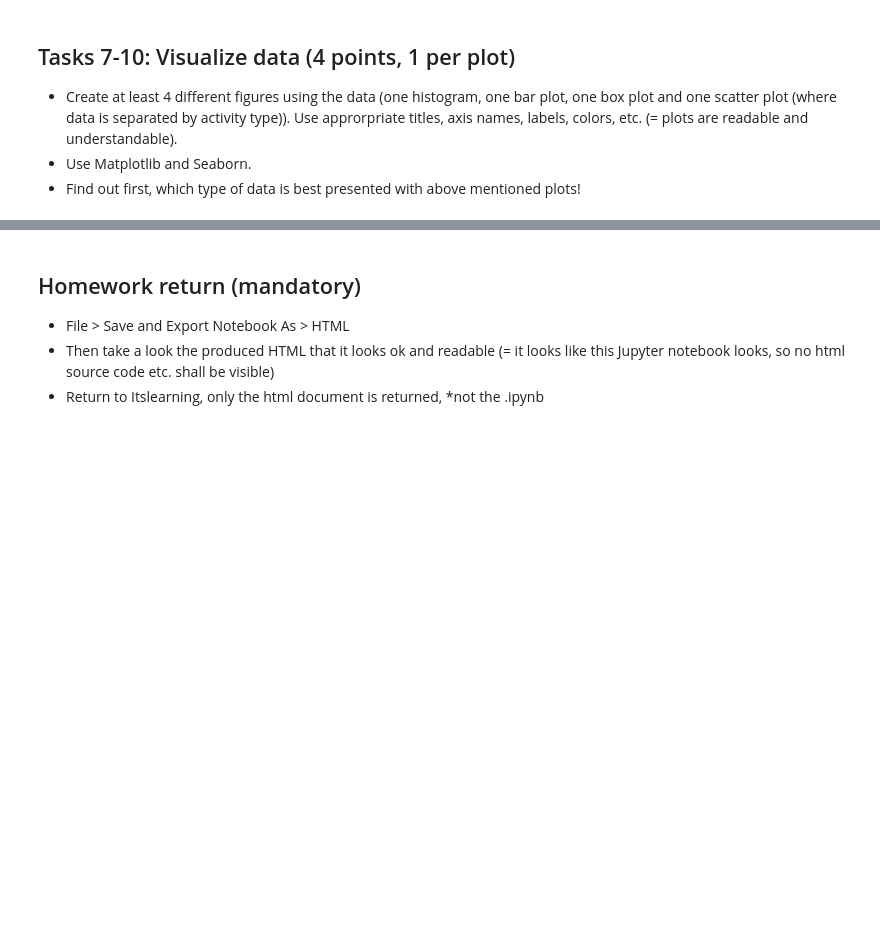
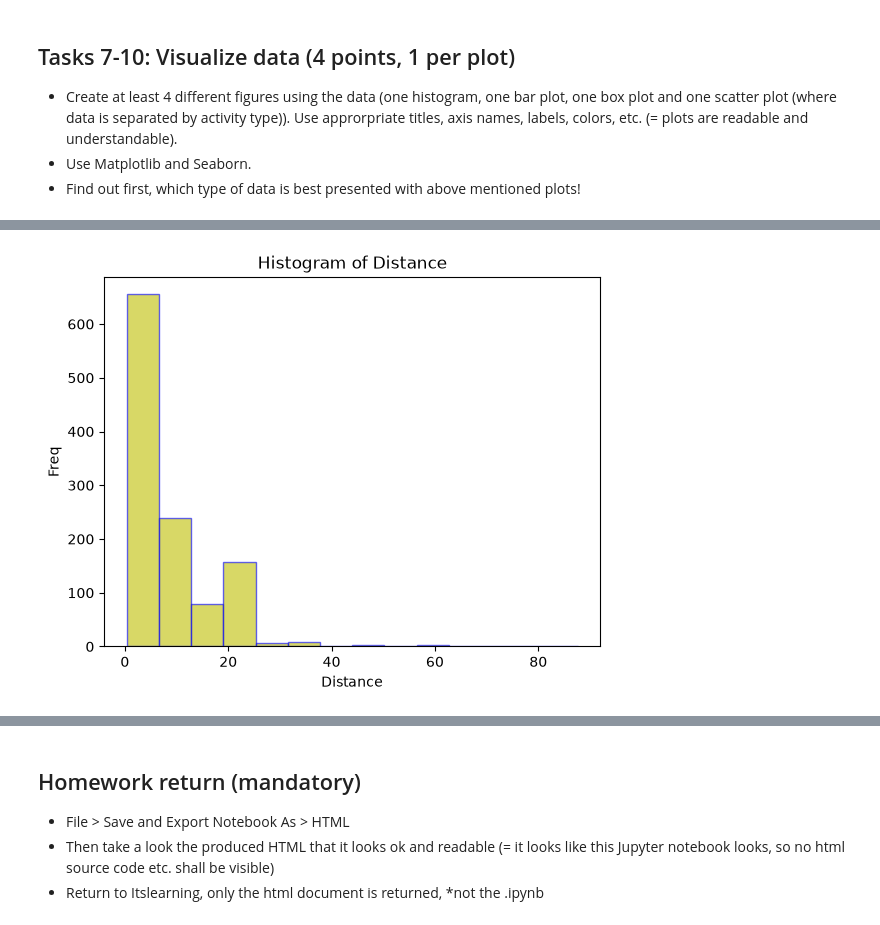
Before and after one commit to buicaothe/PYTHON, a Jupyter notebook: DATA MANAGEMENT/Homework 01/Homework1.ipynb, the cells around one changed output, grey strips where cells are left out. Drawn from its saved outputs; the diff is of its cells as text; code cells hidden in the pictures; blank space fills up the shorter version.

```diff
--- a/DATA MANAGEMENT/Homework 01/Homework1.ipynb
+++ b/DATA MANAGEMENT/Homework 01/Homework1.ipynb
@@ -126,0 +424,8 @@ Your answer here:
+# %%
+plt.hist(data=df2, x='Distance', bins=14, color='y',edgecolor='blue',alpha=0.6)
+plt.xlabel('Distance', fontsize=10)
+plt.ylabel("Freq", fontsize=10)
+plt.title("Histogram of Distance", fontsize=12)
+plt.show()
+# %% [output]
+[figure, added]
```
Also changed, not shown: parts of 37 cells of this notebook, 3 other files.
